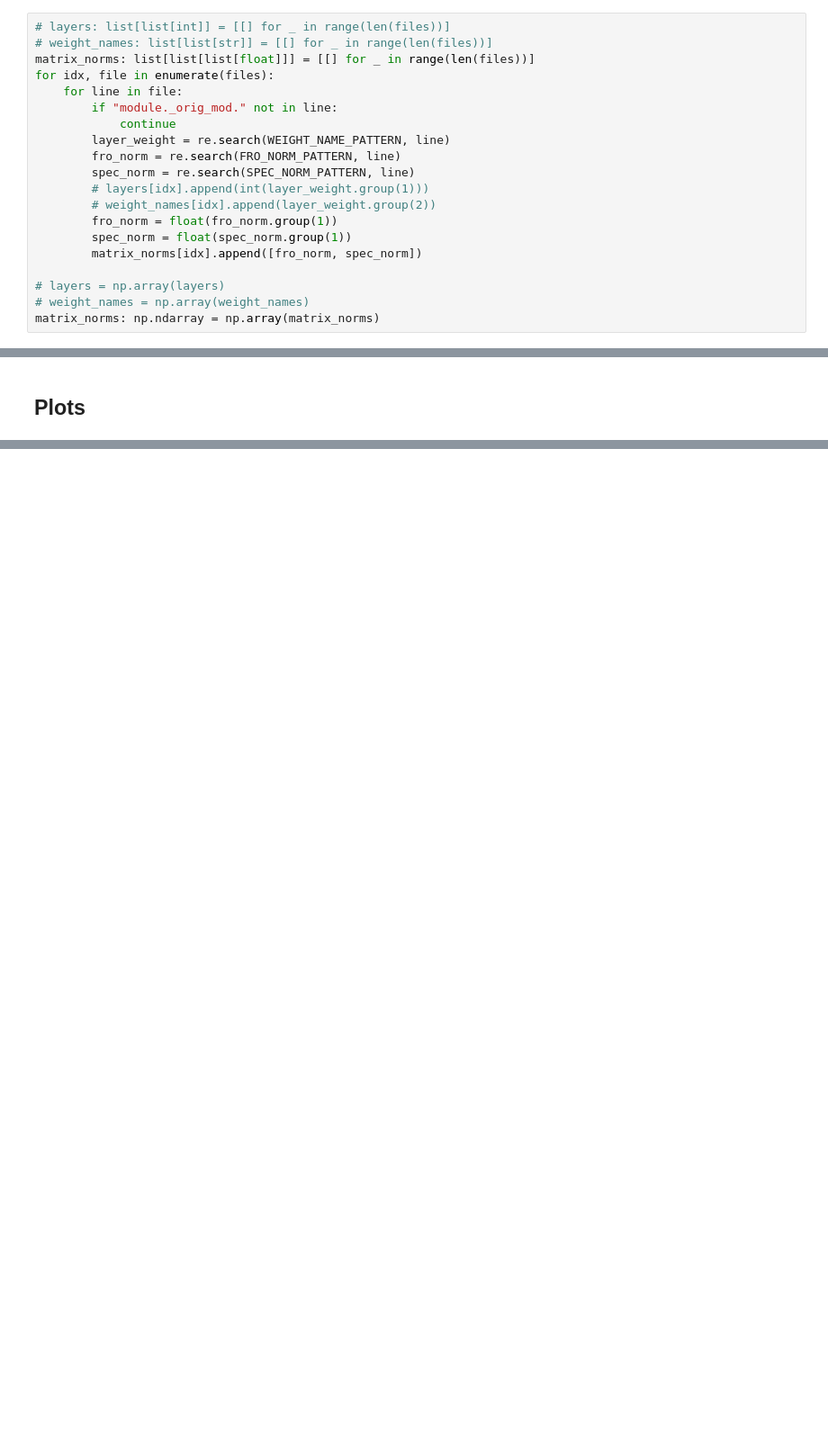
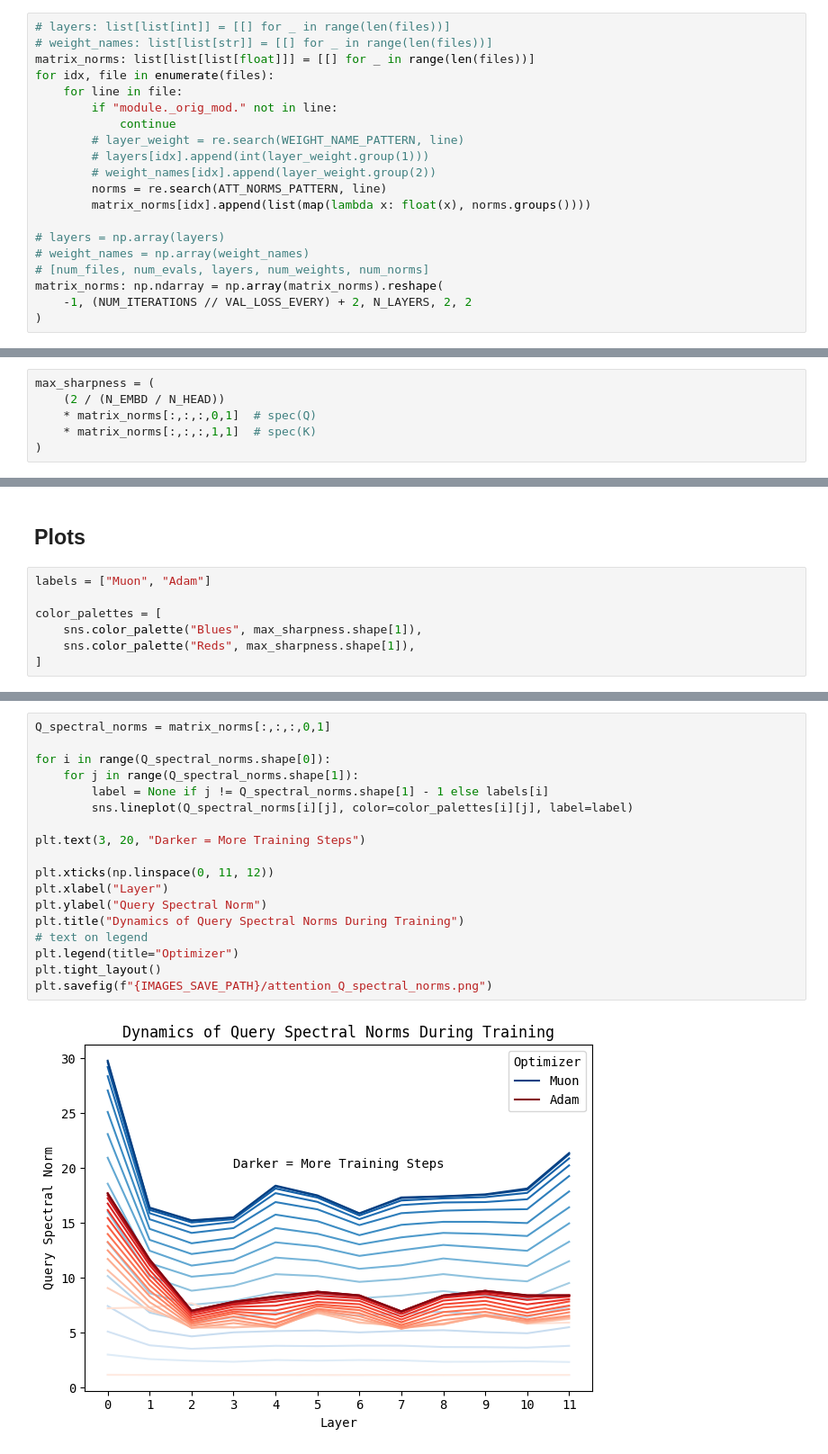
Before and after one commit to leloykun/modded-nanogpt, a Jupyter notebook: records/112124_AttentionLogitSoftcapping/entropy_analysis.ipynb, the cells around one changed output, grey strips where cells are left out. Shown at 90% size. Cells and saved outputs as stored; diff of their text form; blank space fills up the shorter version.

```diff
--- a/records/112124_AttentionLogitSoftcapping/entropy_analysis.ipynb
+++ b/records/112124_AttentionLogitSoftcapping/entropy_analysis.ipynb
@@ -43,15 +52,15 @@ for idx, file in enumerate(files):
     for line in file:
         if "module._orig_mod." not in line:
             continue
-        layer_weight = re.search(WEIGHT_NAME_PATTERN, line)
-        fro_norm = re.search(FRO_NORM_PATTERN, line)
-        spec_norm = re.search(SPEC_NORM_PATTERN, line)
+        # layer_weight = re.search(WEIGHT_NAME_PATTERN, line)
         # layers[idx].append(int(layer_weight.group(1)))
         # weight_names[idx].append(layer_weight.group(2))
-        fro_norm = float(fro_norm.group(1))
-        spec_norm = float(spec_norm.group(1))
-        matrix_norms[idx].append([fro_norm, spec_norm])
+        norms = re.search(ATT_NORMS_PATTERN, line)
+        matrix_norms[idx].append(list(map(lambda x: float(x), norms.groups())))
 
 # layers = np.array(layers)
 # weight_names = np.array(weight_names)
-matrix_norms: np.ndarray = np.array(matrix_norms)
+# [num_files, num_evals, layers, num_weights, num_norms]
+matrix_norms: np.ndarray = np.array(matrix_norms).reshape(
+    -1, (NUM_ITERATIONS // VAL_LOSS_EVERY) + 2, N_LAYERS, 2, 2
+)
@@ -74 +79,7 @@ max_sharpness = (2 / N_EMBD) * matrix_norms_reshaped[:,:,:,0,1] * matrix_norms_r
+# %%
+max_sharpness = (
+    (2 / (N_EMBD / N_HEAD))
+    * matrix_norms[:,:,:,0,1]  # spec(Q)
+    * matrix_norms[:,:,:,1,1]  # spec(K)
+)
 # %% [markdown]
@@ -98,2 +116,9 @@ H_min = np.log(D) - (N - 1) * (q / D) * np.log(q)
 # %% [markdown]
 ## Plots
+# %%
+labels = ["Muon", "Adam"]
+
+color_palettes = [
+    sns.color_palette("Blues", max_sharpness.shape[1]),
+    sns.color_palette("Reds", max_sharpness.shape[1]),
+]
@@ -99,0 +151,20 @@ H_min = np.log(D) - (N - 1) * (q / D) * np.log(q)
+# %%
+Q_spectral_norms = matrix_norms[:,:,:,0,1]
+
+for i in range(Q_spectral_norms.shape[0]):
+    for j in range(Q_spectral_norms.shape[1]):
+        label = None if j != Q_spectral_norms.shape[1] - 1 else labels[i]
+        sns.lineplot(Q_spectral_norms[i][j], color=color_palettes[i][j], label=label)
+
+plt.text(3, 20, "Darker = More Training Steps")
+
+plt.xticks(np.linspace(0, 11, 12))
+plt.xlabel("Layer")
+plt.ylabel("Query Spectral Norm")
+plt.title("Dynamics of Query Spectral Norms During Training")
+# text on legend
+plt.legend(title="Optimizer")
+plt.tight_layout()
+plt.savefig(f"{IMAGES_SAVE_PATH}/attention_Q_spectral_norms.png")
+# %% [output]
+[figure, added]
```
Also changed, not shown: parts of 24 cells of this notebook, 5 other files.
